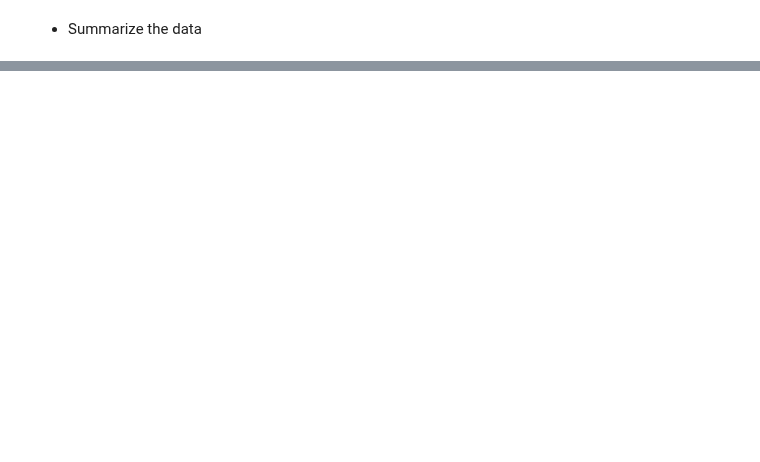
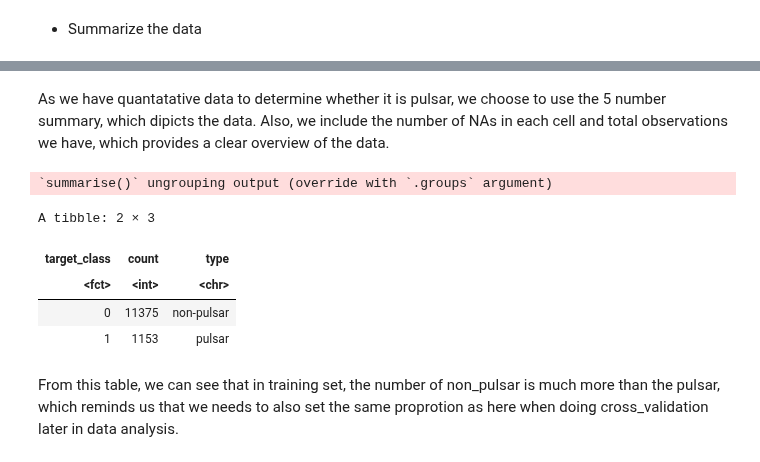
Before and after one commit to ScottCY/Group-_Project, a Jupyter notebook: proposal.ipynb, the cells around one changed output, grey strips where cells are left out. Saved outputs shown, nothing was run; the diff lists cells and outputs as text; code cells hidden in the pictures; blank space fills up the shorter version.

```diff
--- a/proposal.ipynb
+++ b/proposal.ipynb
@@ -121,0 +189,18 @@ A tibble: 6 × 9
+# %% [markdown]
+As we have quantatative data to determine whether it is pulsar, we choose to use the 5 number summary, which dipicts the data. Also, we include the number of NAs in each cell and total observations we have, which provides a clear overview of the data.
+# %%
+#Get table for information about Target class
+class_table <- group_by(pulsar_train_tidy, target_class) %>%
+               summarize(count=n())
+name <- c("non-pulsar", "pulsar")
+class_table$type <- name
+class_table
+# %% [output]
+`summarise()` ungrouping output (override with `.groups` argument)
+A tibble: 2 × 3
+| target_class | count | type |
+| <fct> | <int> | <chr> |
+| 0 | 11375 | non-pulsar |
+| 1 | 1153 | pulsar |
+# %% [markdown]
+From this table, we can see that in training set, the number of non_pulsar is much more than the pulsar, which reminds us that we needs to also set the same proprotion as here when doing cross_validation later in data analysis.
```
Also changed, not shown: parts of 5 cells of this notebook.
